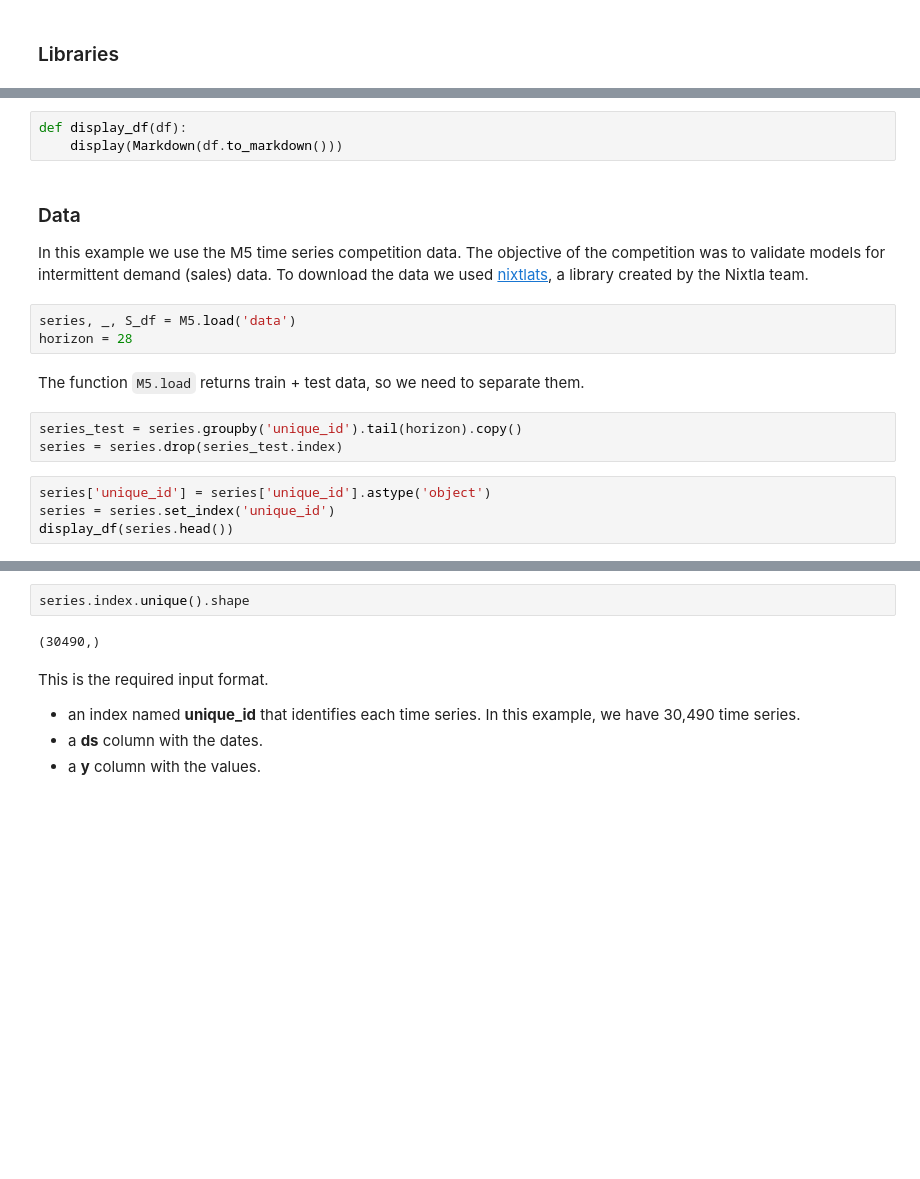
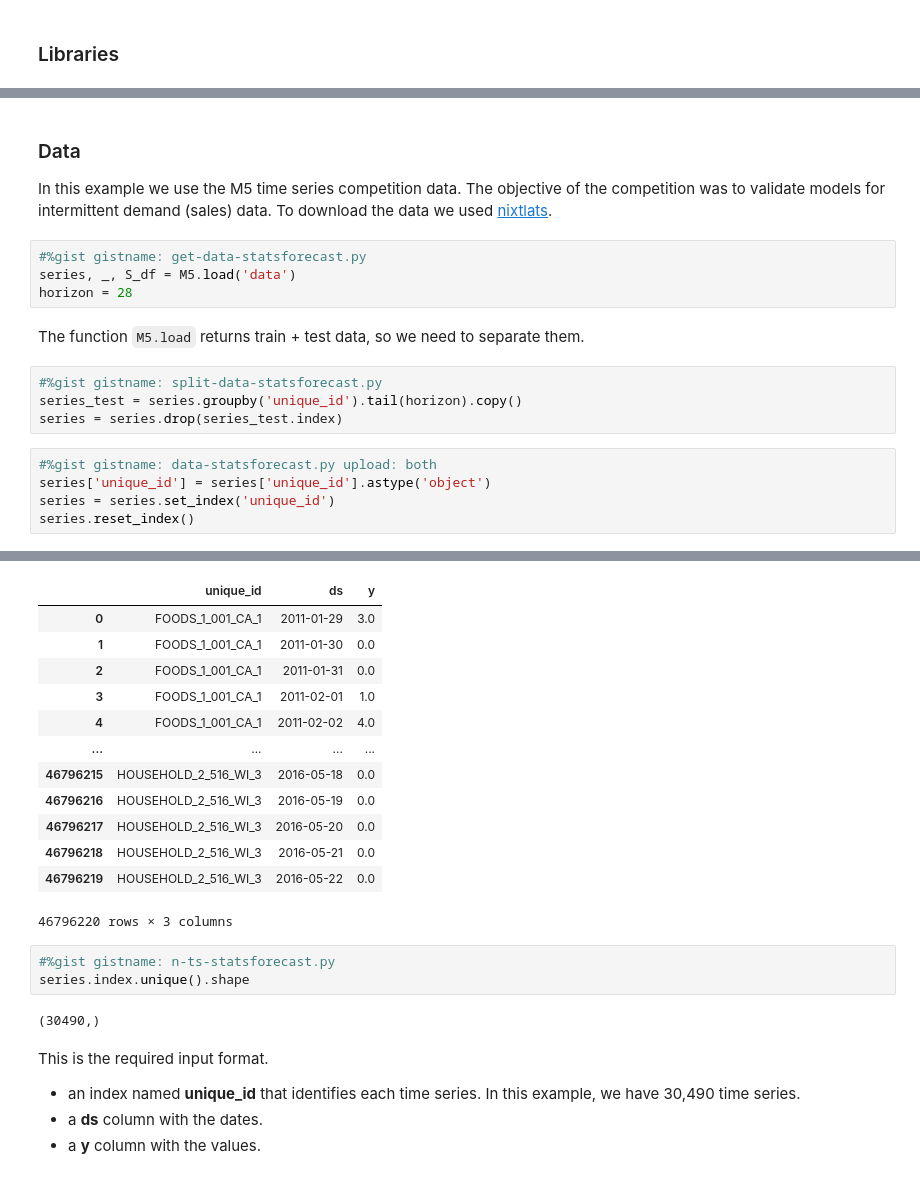
Before and after one commit to Nixtla/blog, a Jupyter notebook: _notebooks/2021-11-23-Intro-statsforecast.ipynb, the cells around one changed output, grey strips where cells are left out. Cells and saved outputs as stored; diff of their text form; blank space fills up the shorter version.

```diff
--- a/_notebooks/2021-11-23-Intro-statsforecast.ipynb
+++ b/_notebooks/2021-11-23-Intro-statsforecast.ipynb
@@ -80,23 +82,23 @@ from statsforecast.models import (
     tsb,
     window_average
 )
-# %%
-def display_df(df):
-    display(Markdown(df.to_markdown()))
 # %% [markdown]
 ### Data
 
-In this example we use the M5 time series competition data. The objective of the competition was to validate models for intermittent demand (sales) data. To download the data we used [nixtlats](https://github.com/Nixtla/nixtlats), a library created by the Nixtla team.
+In this example we use the M5 time series competition data. The objective of the competition was to validate models for intermittent demand (sales) data. To download the data we used [nixtlats](https://github.com/Nixtla/nixtlats).
 # %%
+#%gist gistname: get-data-statsforecast.py
 series, _, S_df = M5.load('data')
 horizon = 28
 # %% [markdown]
 The function `M5.load` returns train + test data, so we need to separate them.
 # %%
+#%gist gistname: split-data-statsforecast.py
 series_test = series.groupby('unique_id').tail(horizon).copy()
 series = series.drop(series_test.index)
 # %%
+#%gist gistname: data-statsforecast.py upload: both
 series['unique_id'] = series['unique_id'].astype('object')
 series = series.set_index('unique_id')
-display_df(series.head())
+series.reset_index()
 # %% [output]
@@ -110,4 +105,18 @@ display_df(series.head())
+|  | unique_id | ds | y |
+| 0 | FOODS_1_001_CA_1 | 2011-01-29 | 3.0 |
+| 1 | FOODS_1_001_CA_1 | 2011-01-30 | 0.0 |
+| 2 | FOODS_1_001_CA_1 | 2011-01-31 | 0.0 |
+| 3 | FOODS_1_001_CA_1 | 2011-02-01 | 1.0 |
+| 4 | FOODS_1_001_CA_1 | 2011-02-02 | 4.0 |
+| ... | ... | ... | ... |
+| 46796215 | HOUSEHOLD_2_516_WI_3 | 2016-05-18 | 0.0 |
+| 46796216 | HOUSEHOLD_2_516_WI_3 | 2016-05-19 | 0.0 |
+| 46796217 | HOUSEHOLD_2_516_WI_3 | 2016-05-20 | 0.0 |
+| 46796218 | HOUSEHOLD_2_516_WI_3 | 2016-05-21 | 0.0 |
+| 46796219 | HOUSEHOLD_2_516_WI_3 | 2016-05-22 | 0.0 |
+46796220 rows × 3 columns
 # %%
+#%gist gistname: n-ts-statsforecast.py
 series.index.unique().shape
 # %% [output]
 (30490,)
```
Also changed, not shown: parts of 42 cells of this notebook.
